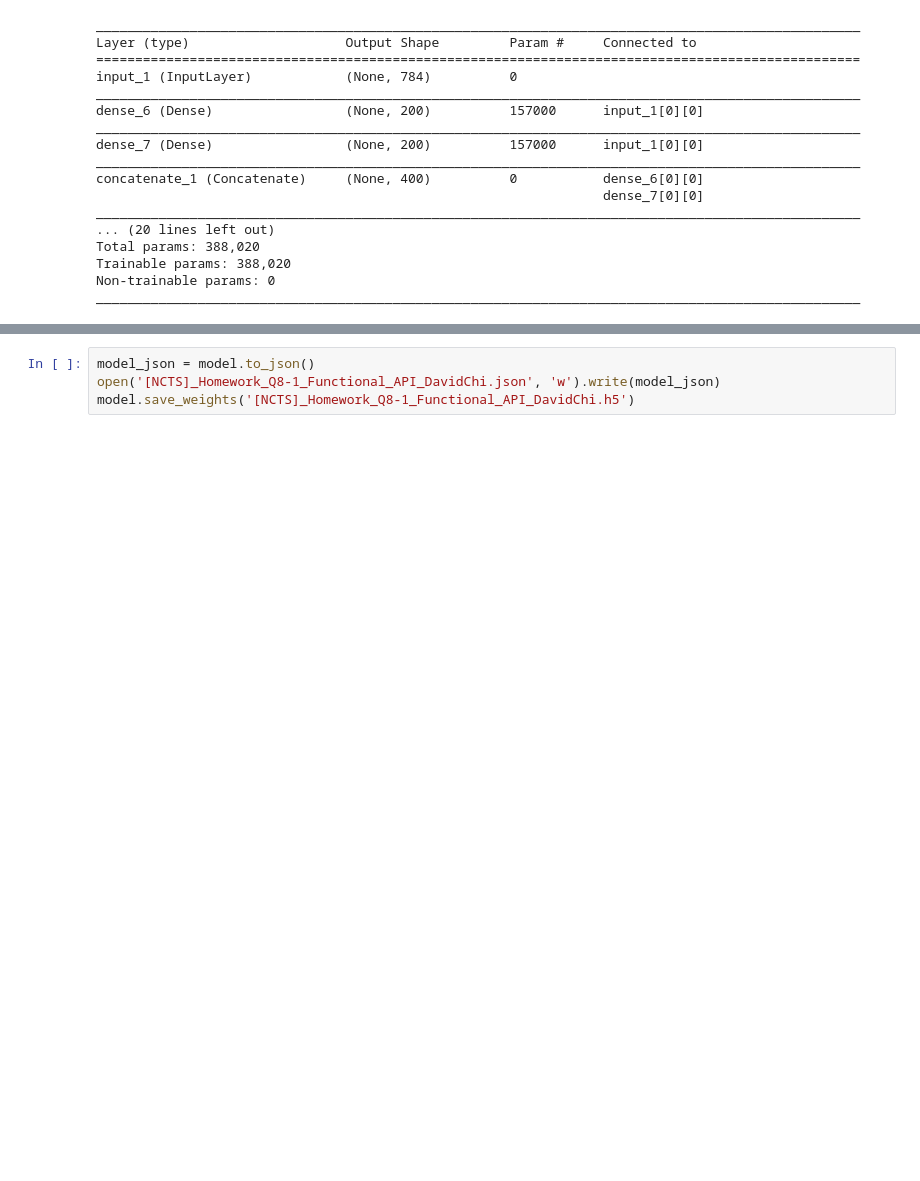
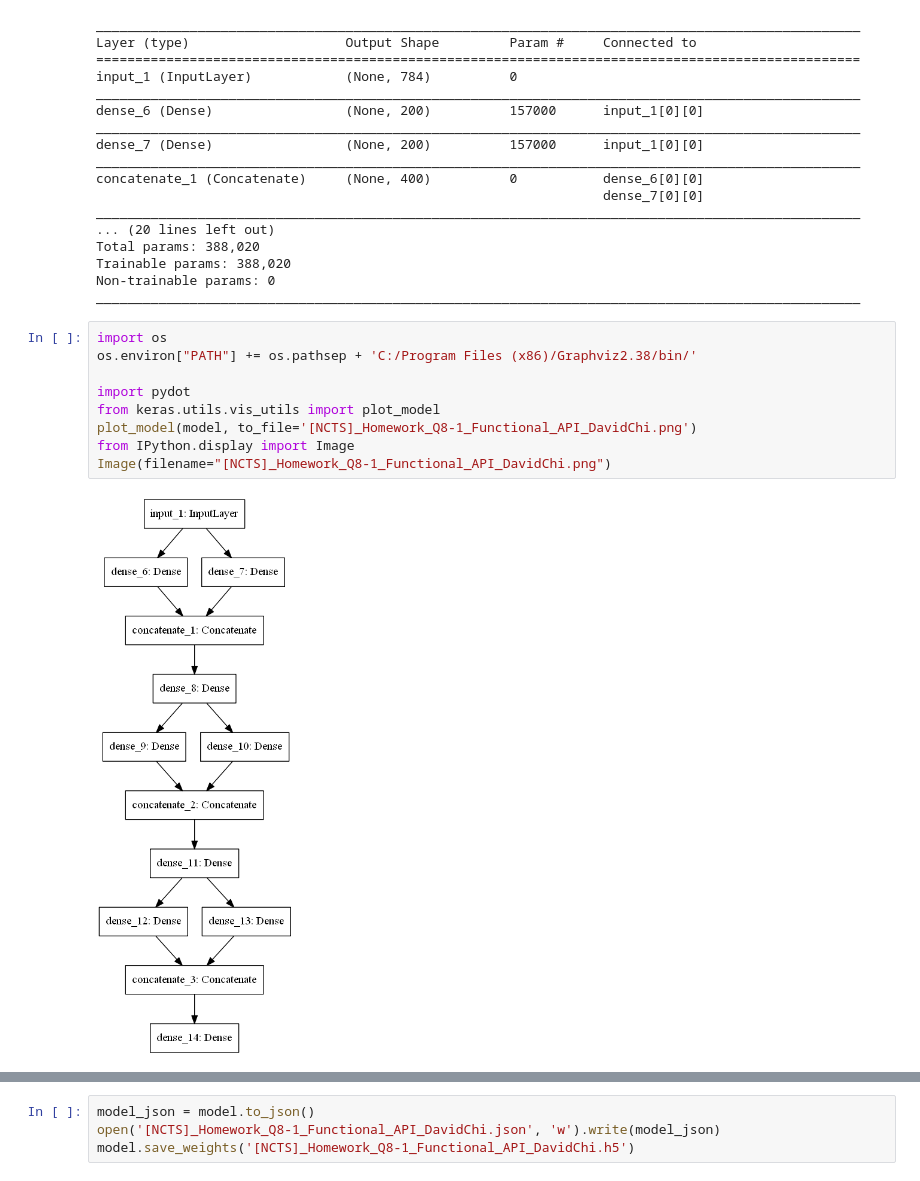
Before and after one commit to ChiDavid/ChiDavidPython, a Jupyter notebook: [NCTS]_Homework_Q8-1_Functional_API_DavidChi.ipynb, the cells around one changed output, grey strips where cells are left out. Drawn from its saved outputs; the diff is of its cells as text; blank space fills up the shorter version.

```diff
--- a/[NCTS]_Homework_Q8-1_Functional_API_DavidChi.ipynb
+++ b/[NCTS]_Homework_Q8-1_Functional_API_DavidChi.ipynb
@@ -244,6 +244,17 @@ Total params: 388,020
 Trainable params: 388,020
 Non-trainable params: 0
 __________________________________________________________________________________________________
+# %%
+import os
+os.environ["PATH"] += os.pathsep + 'C:/Program Files (x86)/Graphviz2.38/bin/'
+
+import pydot
+from keras.utils.vis_utils import plot_model
+plot_model(model, to_file='[NCTS]_Homework_Q8-1_Functional_API_DavidChi.png')
+from IPython.display import Image
+Image(filename="[NCTS]_Homework_Q8-1_Functional_API_DavidChi.png")
+# %% [output]
+[figure, added]
 # %%
 model.compile(loss = 'binary_crossentropy', optimizer = Adam(lr = 0.01), metrics = ['acc'])
 model_result = model.fit(x_train_normalization, y_train, batch_size = 100, epochs = 20, verbose = 1, validation_data = (x_test_normalization, y_test))
```
Also changed, not shown: parts of 5 cells of this notebook.
